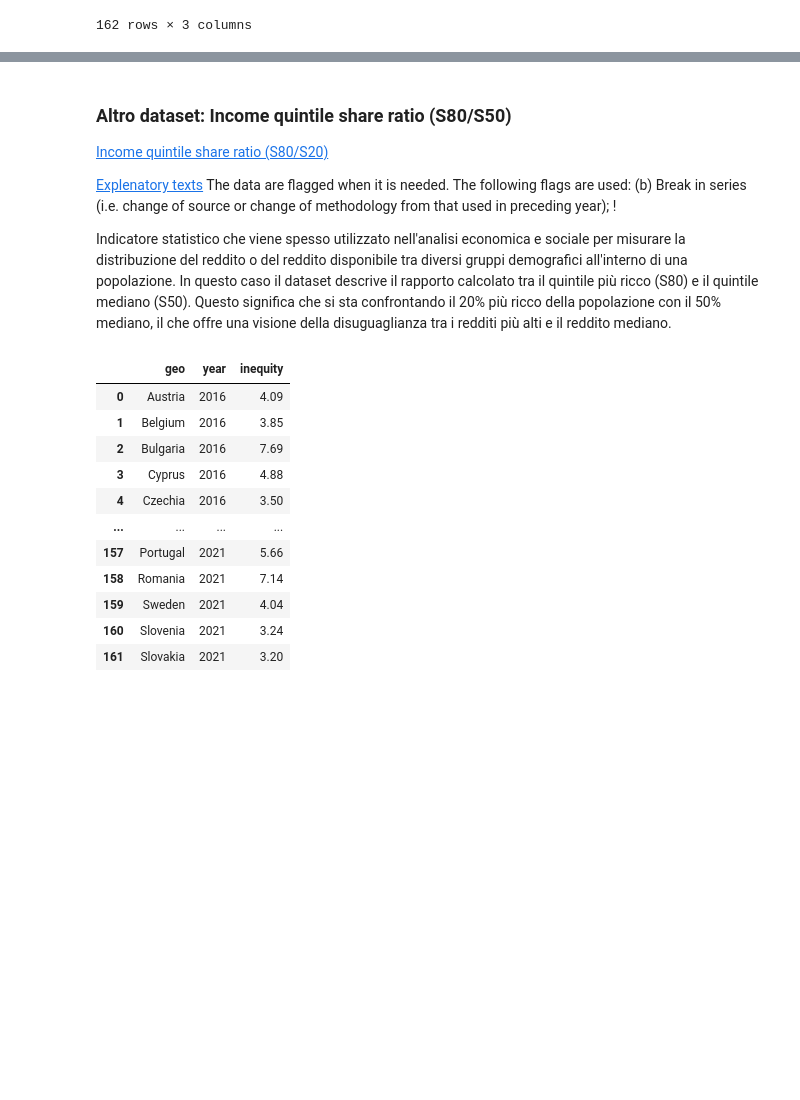
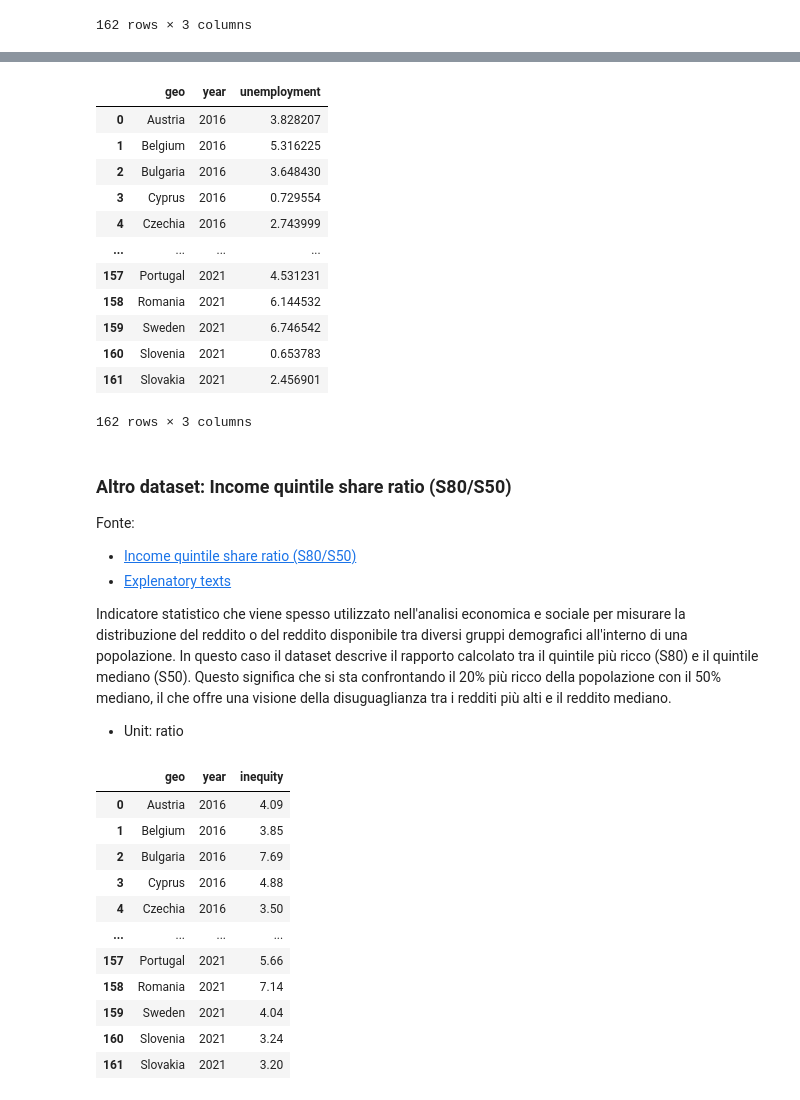
Before and after one commit to DiegoConce/CrimeAnalysis-HumanDataScience, a Jupyter notebook: DataAcquisition.ipynb, the cells around one changed output, grey strips where cells are left out. Saved outputs shown, nothing was run; the diff lists cells and outputs as text; code cells hidden in the pictures; blank space fills up the shorter version.

Commit message:
Refractoring DataAcquisition.ipynb, added corruption and intentional homicide analysis

```diff
--- a/main.ipynb
+++ b/DataAcquisition.ipynb
@@ -343,14 +359,49 @@ display(education_df)
+# %%
+unemployment_df = pandas.read_table('data/population/une_rt_a.tsv')
+
+split = unemployment_df["freq,age,unit,sex,geo\\TIME_PERIOD"].str.split(",", expand=True)
+split.drop(columns=[0, 1, 2, 3], inplace=True)
+split.columns = ["geo"]
+
+unemployment_df = pd.concat([unemployment_df, split], axis=1)
+unemployment_df.drop(columns=["freq,age,unit,sex,geo\\TIME_PERIOD"], axis=1, inplace=True)
+unemployment_df.rename(columns=lambda x: x.strip(), inplace=True)
+unemployment_df["geo"] = unemployment_df["geo"].map(geo_dict)
+
+#Clean and interpolate the data
+unemployment_df = clean_interpolate(unemployment_df, "geo")
+# Convert to per 100.000 inhabitants
+unemployment_df = convert_to_ht(population_df, unemployment_df)
+
+unemployment_df = unemployment_df.melt(id_vars=["geo"], var_name="year", value_name="unemployment")
+
+display(unemployment_df)
+# %% [output]
+|  | geo | year | unemployment |
+| 0 | Austria | 2016 | 3.828207 |
+| 1 | Belgium | 2016 | 5.316225 |
+| 2 | Bulgaria | 2016 | 3.648430 |
+| 3 | Cyprus | 2016 | 0.729554 |
+| 4 | Czechia | 2016 | 2.743999 |
+| ... | ... | ... | ... |
+| 157 | Portugal | 2021 | 4.531231 |
+| 158 | Romania | 2021 | 6.144532 |
+| 159 | Sweden | 2021 | 6.746542 |
+| 160 | Slovenia | 2021 | 0.653783 |
+| 161 | Slovakia | 2021 | 2.456901 |
+162 rows × 3 columns
 # %% [markdown]
 ### Altro dataset: Income quintile share ratio (S80/S50)
-[Income quintile share ratio (S80/S20)](https://ec.europa.eu/eurostat/databrowser/view/ilc_di11__custom_7950467/default/table?lang=en)
-
-[Explenatory texts](https://ec.europa.eu/eurostat/cache/metadata/en/ilc_sieusilc.htm)
-The data are flagged when it is needed. The following flags are used:
- (b)  Break in series (i.e. change of source or change of methodology from that used in preceding year); !
+Fonte:
+- [Income quintile share ratio (S80/S50)](https://ec.europa.eu/eurostat/databrowser/view/ilc_di11d__custom_8162348/default/table?lang=en)
+- [Explenatory texts](https://ec.europa.eu/eurostat/cache/metadata/en/ilc_sieusilc.htm)
 
  Indicatore statistico che viene spesso utilizzato nell'analisi economica e sociale per misurare la distribuzione del reddito o del reddito disponibile tra diversi gruppi demografici all'interno di una popolazione.
- In questo caso il dataset descrive il rapporto calcolato tra il quintile più ricco (S80) e il quintile mediano (S50).
+ In questo caso il dataset descrive il
+ rapporto calcolato tra il quintile più ricco (S80) e il quintile mediano (S50).
  Questo significa che si sta confrontando il 20% più ricco della popolazione con il 50% mediano, il che offre una visione della disuguaglianza tra i redditi più alti e il reddito mediano.
+
+- Unit: ratio
 # %%
 inequity_df = pandas.read_table('data/population/ilc_di11.tsv')
 
```
Also changed, not shown: parts of 14 cells of this notebook, 6 other files.
